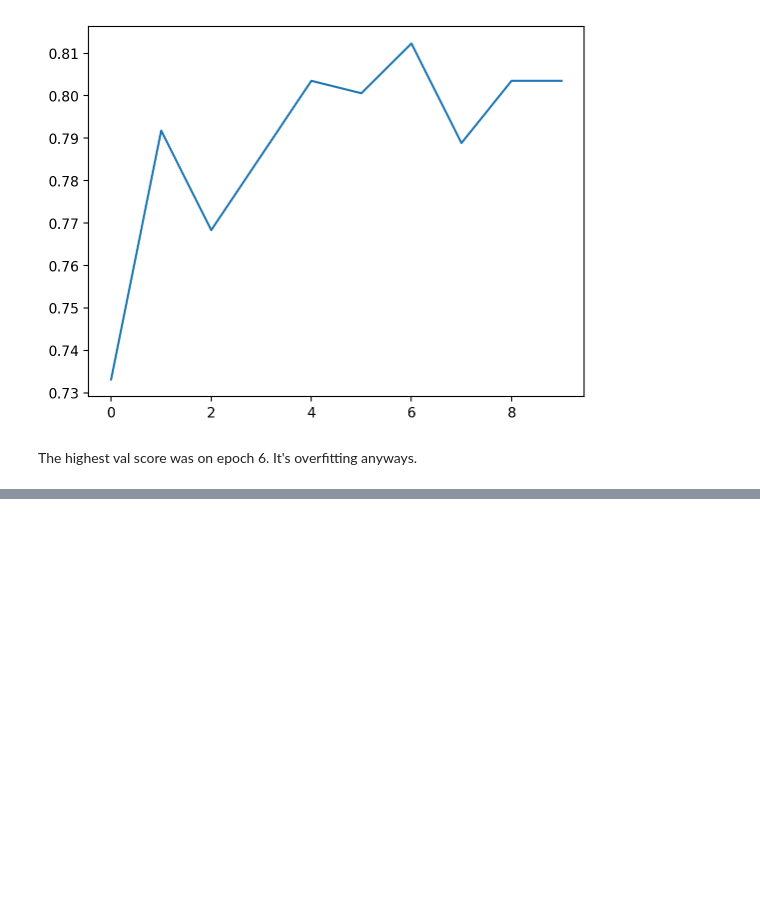
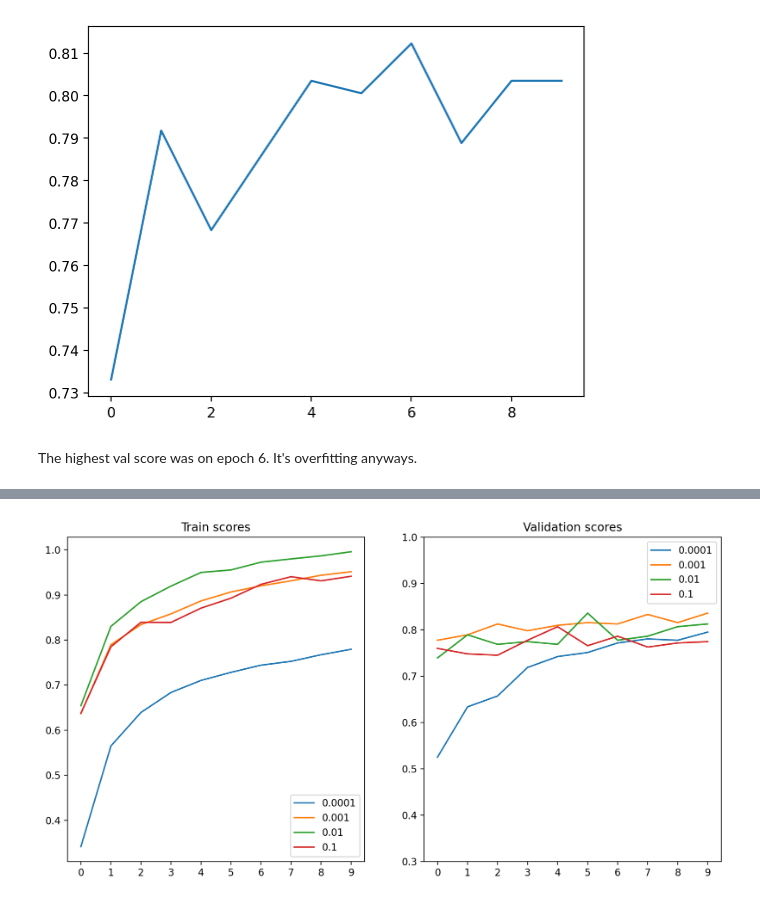
Before and after one commit to nadia-paz/ML-Zoomcamp, a Jupyter notebook: week8/02_transfer_learning.ipynb, the cells around one changed output, grey strips where cells are left out. Cells and saved outputs as stored; diff of their text form; code cells hidden in the pictures; blank space fills up the shorter version.

Commit message:
tune learning rate

```diff
--- a/week8/02_transfer_learning.ipynb
+++ b/week8/02_transfer_learning.ipynb
@@ -387,0 +427,16 @@ The highest val score was on epoch 6. It's overfitting anyways.
+# %%
+# Dictionary to store history with different learning rates
+scores = {}
+
+# List of learning rates
+lrs = [0.0001, 0.001, 0.01, 0.1]
+
+for lr in lrs:
+    print(lr)
+
+    model = make_model(learning_rate=lr)
+    history = model.fit(train_ds, epochs=10, validation_data=val_ds)
+    scores[lr] = history.history
+
+    print()
+    print()
@@ -387,0 +468,24 @@ The highest val score was on epoch 6. It's overfitting anyways.
+# %%
+# plot accuracy scores for each learning rate
+plt.figure(figsize=(12, 6))
+
+plt.subplot(121)
+# train scores
+for lr, hist in scores.items():
+    plt.plot(hist['accuracy'], label=lr)
+plt.xticks(np.arange(10))
+plt.legend()
+plt.title("Train scores")
+
+plt.subplot(122)
+# train scores
+for lr, hist in scores.items():
+    plt.plot(hist['val_accuracy'], label=lr)
+plt.xticks(np.arange(10))
+plt.ylim(0.3, 1)
+plt.legend()
+plt.title("Validation scores")
+
+plt.show()
+# %% [output]
+[figure, added]
```
Also changed, not shown: parts of 9 cells of this notebook.
